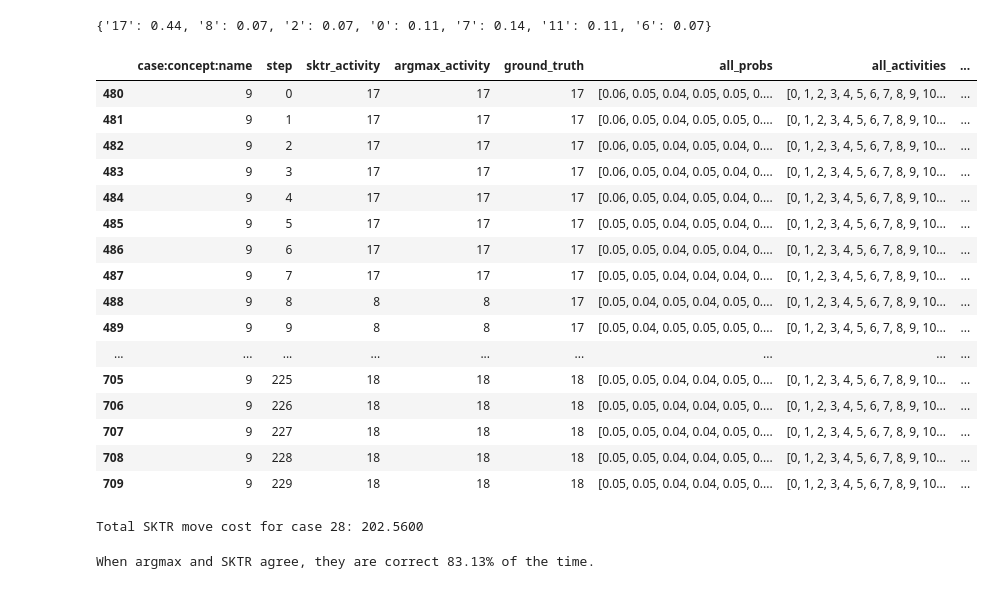
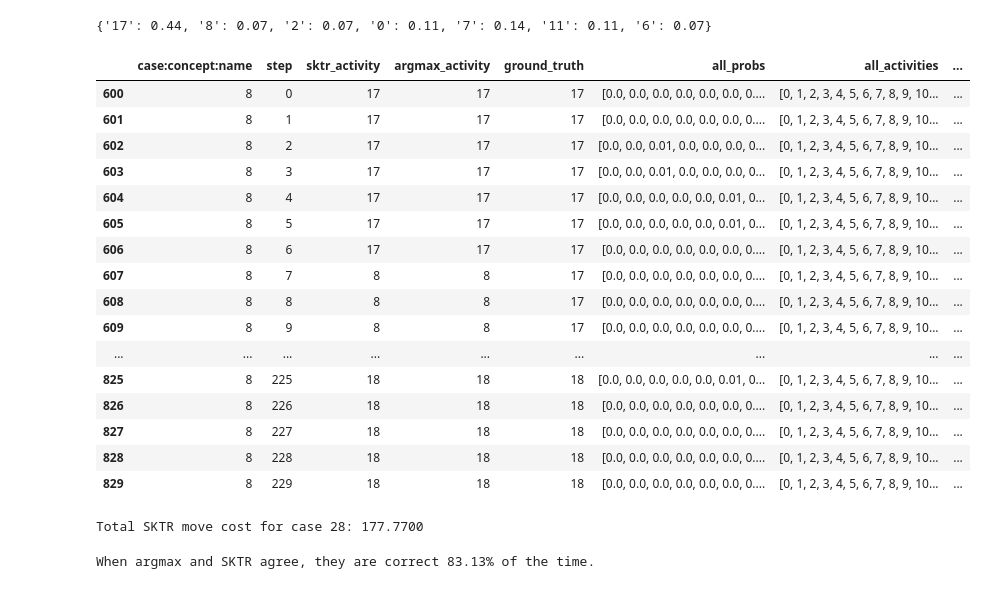
Before and after one commit to elian204/sktr_for_long_traces, a Jupyter notebook: test_incremental_recovery.ipynb, the cells around one changed output. Drawn from its saved outputs; the diff is of its cells as text; code cells hidden in the pictures.

```diff
--- a/test_incremental_recovery.ipynb
+++ b/test_incremental_recovery.ipynb
@@ -82,11 +82,11 @@ config = {
     'independent_sampling': True,            # Each trace gets different random seed
 
     # === Recovery Method Selection (NEW!) ===
-    'recovery_method': 'beam_search',        # "conformance" or "beam_search" - choose your algorithm!
+    'recovery_method': 'conformance',        # "conformance" or "beam_search" - choose your algorithm!
     'prob_threshold': 1e-6,                  # Unified threshold for activity filtering (both methods)
 
     # === Conformance Checking Parameters (NEW!) ===
-    'chunk_size': 10,                        # Size of chunks for conformance processing
+    'chunk_size': 15,                        # Size of chunks for conformance processing
 
     # === Beam Search Parameters ===
     'beam_width': 1,                        # [BEAM SEARCH ONLY] Number of candidates to maintain
@@ -118,7 +118,7 @@ config = {
 
     # === Miscellaneous ===
     'round_precision': 2,                     # Decimal places for probability rounding
-    'random_seed': 321,                       # Random seed for reproducibility
+    'random_seed': 456,                       # Random seed for reproducibility
     'save_model_path': "./discovered_petri_net",  # Path for saved model (without extension)
     'save_model': True,                     # Save model to PDF (set to True if you want visualization)
 }
@@ -204,30 +205,30 @@ prob_dict[('17',)]
 {'17': 0.44, '8': 0.07, '2': 0.07, '0': 0.11, '7': 0.14, '11': 0.11, '6': 0.07}
 # %%
 # Show all rows for case '28' without truncation, including full list values
-case_28_df = results_df[results_df['case:concept:name'] == '9']
+case_28_df = results_df[results_df['case:concept:name'] == '8']
 with pd.option_context('display.max_rows', None, 'display.max_colwidth', None, 'display.width', None):
     display(case_28_df)
 total_cost = case_28_df['sktr_move_cost'].sum()
 print(f"Total SKTR move cost for case 28: {total_cost:.4f}")
 # %% [output]
 |  | case:concept:name | step | sktr_activity | argmax_activity | ground_truth | all_probs | all_activities | ... |
-| 480 | 9 | 0 | 17 | 17 | 17 | [0.06, 0.05, 0.04, 0.05, 0.05, 0.... | [0, 1, 2, 3, 4, 5, 6, 7, 8, 9, 10... | ... |
-| 481 | 9 | 1 | 17 | 17 | 17 | [0.06, 0.05, 0.04, 0.05, 0.05, 0.... | [0, 1, 2, 3, 4, 5, 6, 7, 8, 9, 10... | ... |
-| 482 | 9 | 2 | 17 | 17 | 17 | [0.06, 0.05, 0.04, 0.05, 0.04, 0.... | [0, 1, 2, 3, 4, 5, 6, 7, 8, 9, 10... | ... |
-| 483 | 9 | 3 | 17 | 17 | 17 | [0.06, 0.05, 0.04, 0.05, 0.04, 0.... | [0, 1, 2, 3, 4, 5, 6, 7, 8, 9, 10... | ... |
-| 484 | 9 | 4 | 17 | 17 | 17 | [0.06, 0.05, 0.04, 0.05, 0.04, 0.... | [0, 1, 2, 3, 4, 5, 6, 7, 8, 9, 10... | ... |
-| 485 | 9 | 5 | 17 | 17 | 17 | [0.05, 0.05, 0.04, 0.05, 0.04, 0.... | [0, 1, 2, 3, 4, 5, 6, 7, 8, 9, 10... | ... |
-| 486 | 9 | 6 | 17 | 17 | 17 | [0.05, 0.05, 0.04, 0.05, 0.04, 0.... | [0, 1, 2, 3, 4, 5, 6, 7, 8, 9, 10... | ... |
-| 487 | 9 | 7 | 17 | 17 | 17 | [0.05, 0.05, 0.04, 0.04, 0.04, 0.... | [0, 1, 2, 3, 4, 5, 6, 7, 8, 9, 10... | ... |
-| 488 | 9 | 8 | 8 | 8 | 17 | [0.05, 0.04, 0.05, 0.04, 0.05, 0.... | [0, 1, 2, 3, 4, 5, 6, 7, 8, 9, 10... | ... |
-| 489 | 9 | 9 | 8 | 8 | 17 | [0.05, 0.04, 0.05, 0.05, 0.05, 0.... | [0, 1, 2, 3, 4, 5, 6, 7, 8, 9, 10... | ... |
+| 600 | 8 | 0 | 17 | 17 | 17 | [0.0, 0.0, 0.0, 0.0, 0.0, 0.0, 0.... | [0, 1, 2, 3, 4, 5, 6, 7, 8, 9, 10... | ... |
+| 601 | 8 | 1 | 17 | 17 | 17 | [0.0, 0.0, 0.0, 0.0, 0.0, 0.0, 0.... | [0, 1, 2, 3, 4, 5, 6, 7, 8, 9, 10... | ... |
+| 602 | 8 | 2 | 17 | 17 | 17 | [0.0, 0.0, 0.01, 0.0, 0.0, 0.0, 0... | [0, 1, 2, 3, 4, 5, 6, 7, 8, 9, 10... | ... |
+| 603 | 8 | 3 | 17 | 17 | 17 | [0.0, 0.0, 0.01, 0.0, 0.0, 0.0, 0... | [0, 1, 2, 3, 4, 5, 6, 7, 8, 9, 10... | ... |
+| 604 | 8 | 4 | 17 | 17 | 17 | [0.0, 0.0, 0.0, 0.0, 0.0, 0.01, 0... | [0, 1, 2, 3, 4, 5, 6, 7, 8, 9, 10... | ... |
+| 605 | 8 | 5 | 17 | 17 | 17 | [0.0, 0.0, 0.0, 0.0, 0.0, 0.01, 0... | [0, 1, 2, 3, 4, 5, 6, 7, 8, 9, 10... | ... |
+| 606 | 8 | 6 | 17 | 17 | 17 | [0.0, 0.0, 0.0, 0.0, 0.0, 0.0, 0.... | [0, 1, 2, 3, 4, 5, 6, 7, 8, 9, 10... | ... |
+| 607 | 8 | 7 | 8 | 8 | 17 | [0.0, 0.0, 0.0, 0.0, 0.0, 0.0, 0.... | [0, 1, 2, 3, 4, 5, 6, 7, 8, 9, 10... | ... |
+| 608 | 8 | 8 | 8 | 8 | 17 | [0.0, 0.0, 0.0, 0.0, 0.0, 0.0, 0.... | [0, 1, 2, 3, 4, 5, 6, 7, 8, 9, 10... | ... |
+| 609 | 8 | 9 | 8 | 8 | 17 | [0.0, 0.0, 0.0, 0.0, 0.0, 0.0, 0.... | [0, 1, 2, 3, 4, 5, 6, 7, 8, 9, 10... | ... |
 | ... | ... | ... | ... | ... | ... | ... | ... | ... |
-| 705 | 9 | 225 | 18 | 18 | 18 | [0.05, 0.05, 0.04, 0.04, 0.05, 0.... | [0, 1, 2, 3, 4, 5, 6, 7, 8, 9, 10... | ... |
-| 706 | 9 | 226 | 18 | 18 | 18 | [0.05, 0.05, 0.04, 0.04, 0.05, 0.... | [0, 1, 2, 3, 4, 5, 6, 7, 8, 9, 10... | ... |
-| 707 | 9 | 227 | 18 | 18 | 18 | [0.05, 0.05, 0.04, 0.04, 0.05, 0.... | [0, 1, 2, 3, 4, 5, 6, 7, 8, 9, 10... | ... |
-| 708 | 9 | 228 | 18 | 18 | 18 | [0.05, 0.05, 0.04, 0.04, 0.05, 0.... | [0, 1, 2, 3, 4, 5, 6, 7, 8, 9, 10... | ... |
-| 709 | 9 | 229 | 18 | 18 | 18 | [0.05, 0.05, 0.04, 0.04, 0.05, 0.... | [0, 1, 2, 3, 4, 5, 6, 7, 8, 9, 10... | ... |
+| 825 | 8 | 225 | 18 | 18 | 18 | [0.0, 0.0, 0.0, 0.0, 0.0, 0.01, 0... | [0, 1, 2, 3, 4, 5, 6, 7, 8, 9, 10... | ... |
+| 826 | 8 | 226 | 18 | 18 | 18 | [0.0, 0.0, 0.0, 0.0, 0.0, 0.0, 0.... | [0, 1, 2, 3, 4, 5, 6, 7, 8, 9, 10... | ... |
+| 827 | 8 | 227 | 18 | 18 | 18 | [0.0, 0.0, 0.0, 0.0, 0.0, 0.0, 0.... | [0, 1, 2, 3, 4, 5, 6, 7, 8, 9, 10... | ... |
+| 828 | 8 | 228 | 18 | 18 | 18 | [0.0, 0.0, 0.0, 0.0, 0.0, 0.0, 0.... | [0, 1, 2, 3, 4, 5, 6, 7, 8, 9, 10... | ... |
+| 829 | 8 | 229 | 18 | 18 | 18 | [0.0, 0.0, 0.0, 0.0, 0.0, 0.0, 0.... | [0, 1, 2, 3, 4, 5, 6, 7, 8, 9, 10... | ... |
-Total SKTR move cost for case 28: 202.5600
+Total SKTR move cost for case 28: 177.7700
 # %%
 # Filter to rows where SKTR and argmax predictions agree
 agreements = results_df[results_df['sktr_activity'] == results_df['argmax_activity']]
```
Also changed, not shown: parts of 3 cells of this notebook, 6 other files.
